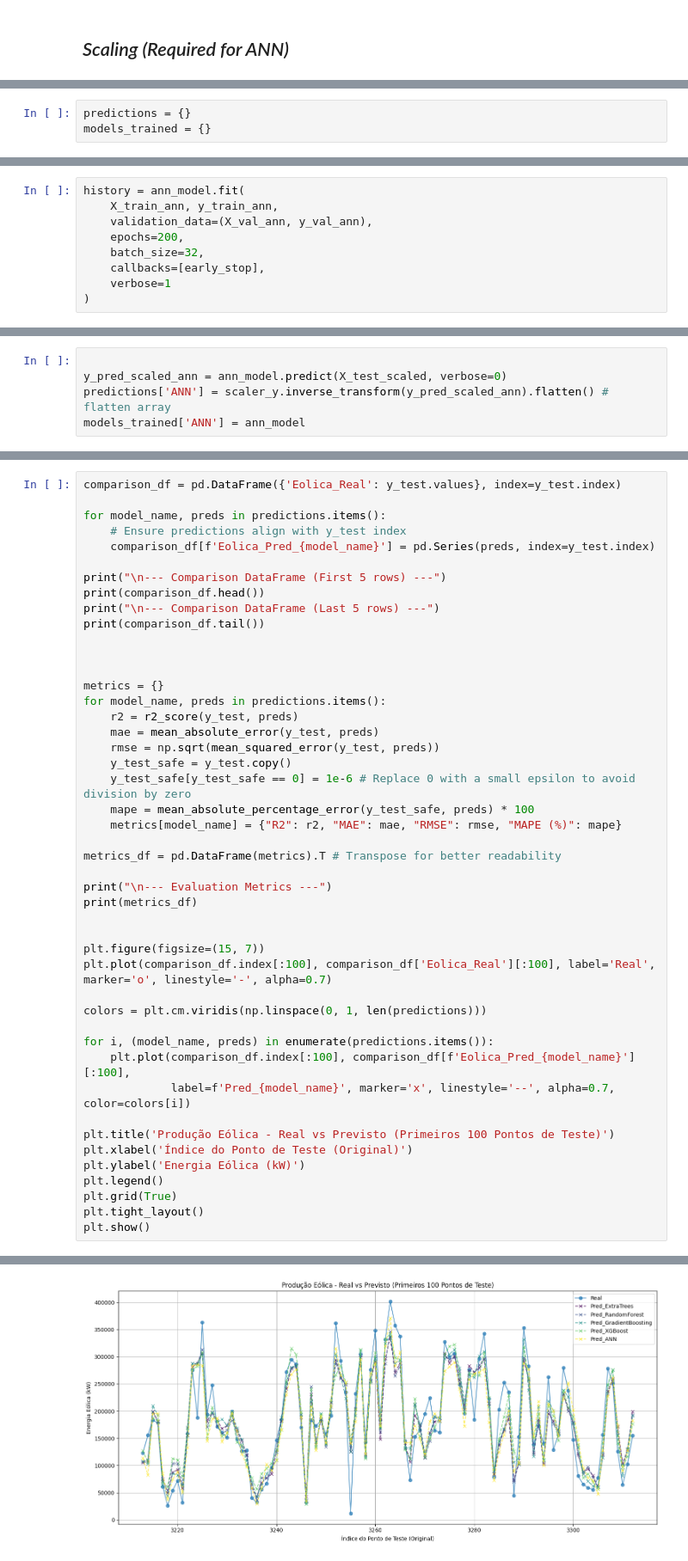
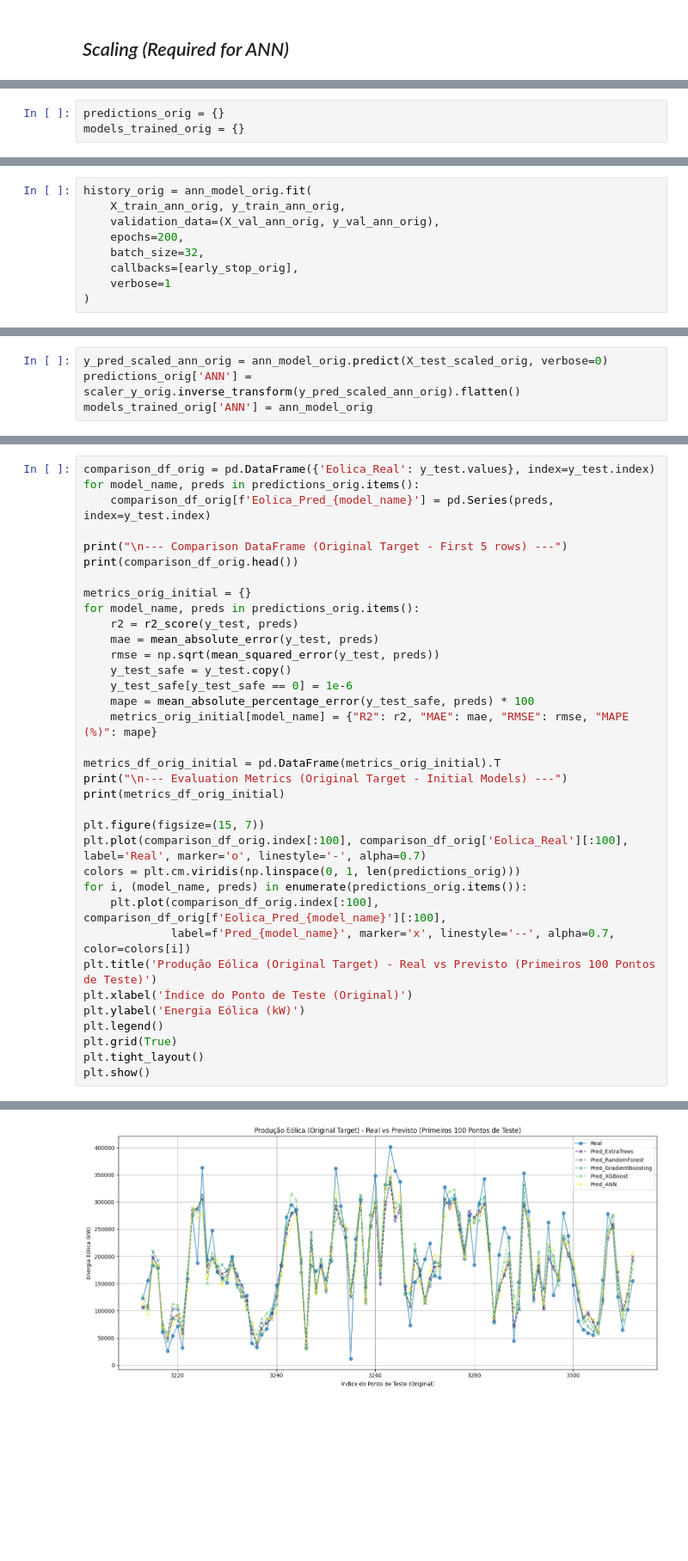
Before and after one commit to tjpoa/wind-energy-forecast, a Jupyter notebook: notebooks/Modeling.ipynb, the cells around one changed output, grey strips where cells are left out. Shown at 86% size. Drawn from its saved outputs; the diff is of its cells as text; blank space fills up the shorter version.

```diff
--- a/notebooks/Modeling.ipynb
+++ b/notebooks/Modeling.ipynb
@@ -67,4 +81,4 @@ X_train_ann, X_val_ann, y_train_ann, y_val_ann = train_test_split(
 # %%
-predictions = {}
-models_trained = {}
+predictions_orig = {}
+models_trained_orig = {}
 # %% [markdown]
@@ -116,12 +127,12 @@ early_stop = EarlyStopping(
     restore_best_weights=True
 )
 # %%
-history = ann_model.fit(
-    X_train_ann, y_train_ann,
-    validation_data=(X_val_ann, y_val_ann),
+history_orig = ann_model_orig.fit(
+    X_train_ann_orig, y_train_ann_orig,
+    validation_data=(X_val_ann_orig, y_val_ann_orig),
     epochs=200,
     batch_size=32,
-    callbacks=[early_stop],
+    callbacks=[early_stop_orig],
     verbose=1
 )
 # %% [output]
@@ -145,6 +156,5 @@ Epoch 133/200
 # %%
-
-y_pred_scaled_ann = ann_model.predict(X_test_scaled, verbose=0)
-predictions['ANN'] = scaler_y.inverse_transform(y_pred_scaled_ann).flatten() # flatten array
-models_trained['ANN'] = ann_model
+y_pred_scaled_ann_orig = ann_model_orig.predict(X_test_scaled_orig, verbose=0)
+predictions_orig['ANN'] = scaler_y_orig.inverse_transform(y_pred_scaled_ann_orig).flatten()
+models_trained_orig['ANN'] = ann_model_orig
 # %% [markdown]
@@ -152,43 +162,32 @@ models_trained['ANN'] = ann_model
 # %%
-comparison_df = pd.DataFrame({'Eolica_Real': y_test.values}, index=y_test.index)
+comparison_df_orig = pd.DataFrame({'Eolica_Real': y_test.values}, index=y_test.index)
+for model_name, preds in predictions_orig.items():
+    comparison_df_orig[f'Eolica_Pred_{model_name}'] = pd.Series(preds, index=y_test.index)
 
-for model_name, preds in predictions.items():
-    # Ensure predictions align with y_test index
-    comparison_df[f'Eolica_Pred_{model_name}'] = pd.Series(preds, index=y_test.index)
+print("\n--- Comparison DataFrame (Original Target - First 5 rows) ---")
+print(comparison_df_orig.head())
 
-print("\n--- Comparison DataFrame (First 5 rows) ---")
-print(comparison_df.head())
-print("\n--- Comparison DataFrame (Last 5 rows) ---")
-print(comparison_df.tail())
-
-
-
-metrics = {}
-for model_name, preds in predictions.items():
+metrics_orig_initial = {}
+for model_name, preds in predictions_orig.items():
     r2 = r2_score(y_test, preds)
     mae = mean_absolute_error(y_test, preds)
     rmse = np.sqrt(mean_squared_error(y_test, preds))
     y_test_safe = y_test.copy()
-    y_test_safe[y_test_safe == 0] = 1e-6 # Replace 0 with a small epsilon to avoid division by zero
+    y_test_safe[y_test_safe == 0] = 1e-6
     mape = mean_absolute_percentage_error(y_test_safe, preds) * 100
-    metrics[model_name] = {"R2": r2, "MAE": mae, "RMSE": rmse, "MAPE (%)": mape}
+    metrics_orig_initial[model_name] = {"R2": r2, "MAE": mae, "RMSE": rmse, "MAPE (%)": mape}
 
-metrics_df = pd.DataFrame(metrics).T # Transpose for better readability
-
-print("\n--- Evaluation Metrics ---")
-print(metrics_df)
-
+metrics_df_orig_initial = pd.DataFrame(metrics_orig_initial).T
+print("\n--- Evaluation Metrics (Original Target - Initial Models) ---")
+print(metrics_df_orig_initial)
 
 plt.figure(figsize=(15, 7))
-plt.plot(comparison_df.index[:100], comparison_df['Eolica_Real'][:100], label='Real', marker='o', linestyle='-', alpha=0.7)
-
-colors = plt.cm.viridis(np.linspace(0, 1, len(predictions)))
-
-for i, (model_name, preds) in enumerate(predictions.items()):
-    plt.plot(comparison_df.index[:100], comparison_df[f'Eolica_Pred_{model_name}'][:100],
+plt.plot(comparison_df_orig.index[:100], comparison_df_orig['Eolica_Real'][:100], label='Real', marker='o', linestyle='-', alpha=0.7)
+colors = plt.cm.viridis(np.linspace(0, 1, len(predictions_orig)))
+for i, (model_name, preds) in enumerate(predictions_orig.items()):
+    plt.plot(comparison_df_orig.index[:100], comparison_df_orig[f'Eolica_Pred_{model_name}'][:100],
              label=f'Pred_{model_name}', marker='x', linestyle='--', alpha=0.7, color=colors[i])
-
-plt.title('Produção Eólica - Real vs Previsto (Primeiros 100 Pontos de Teste)')
+plt.title('Produção Eólica (Original Target) - Real vs Previsto (Primeiros 100 Pontos de Teste)')
 plt.xlabel('Índice do Ponto de Teste (Original)')
 plt.ylabel('Energia Eólica (kW)')
 plt.legend()
@@ -216 +215 @@ ANN               0.885567  23777.750582  31776.924741  24.465293
-[figure, old version]
+[figure, new version]
```
Also changed, not shown: parts of 56 cells of this notebook.
